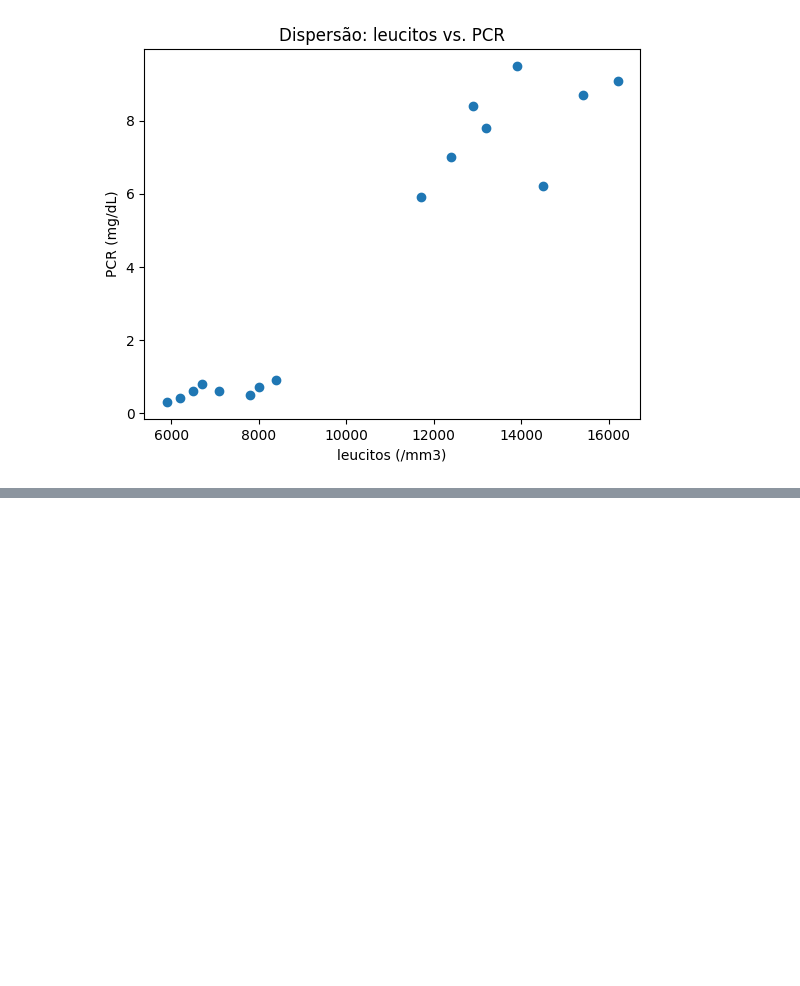
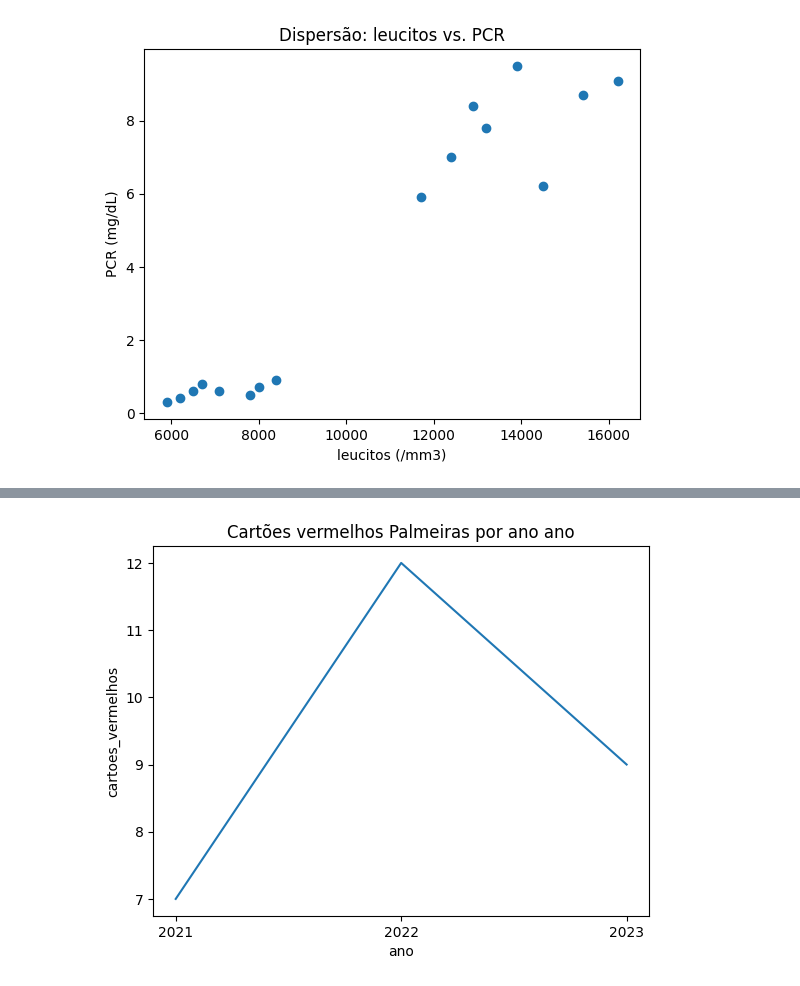
Before and after one commit to Data-Vitor/fiap-data-science, a Jupyter notebook: nemec-estatistica/cap02-ferramentas-pratica.ipynb, the cells around one changed output, grey strips where cells are left out. Cells and saved outputs as stored; diff of their text form; code cells hidden in the pictures; blank space fills up the shorter version.

```diff
--- a/nemec-estatistica/cap02-ferramentas-pratica.ipynb
+++ b/nemec-estatistica/cap02-ferramentas-pratica.ipynb
@@ -150,0 +156,18 @@ plt.show()
+# %%
+import pandas as pd
+import matplotlib.pyplot as plt
+
+df = pd.read_csv('/content/drive/MyDrive/datasets/jogadores_futebol.csv')
+dfp = df[df['time'] == 'Palmeiras']
+v1 = dfp.groupby('ano')['cartoes_vermelhos'].sum()
+
+anos = sorted(dfp['ano'].unique())
+plt.xticks(anos)
+
+plt.plot(v1)
+plt.title('Cartões vermelhos Palmeiras por ano ano')
+plt.xlabel('ano')
+plt.ylabel('cartoes_vermelhos')
+plt.show()
+# %% [output]
+[figure, added]
```
Also changed, not shown: parts of 14 cells of this notebook.
